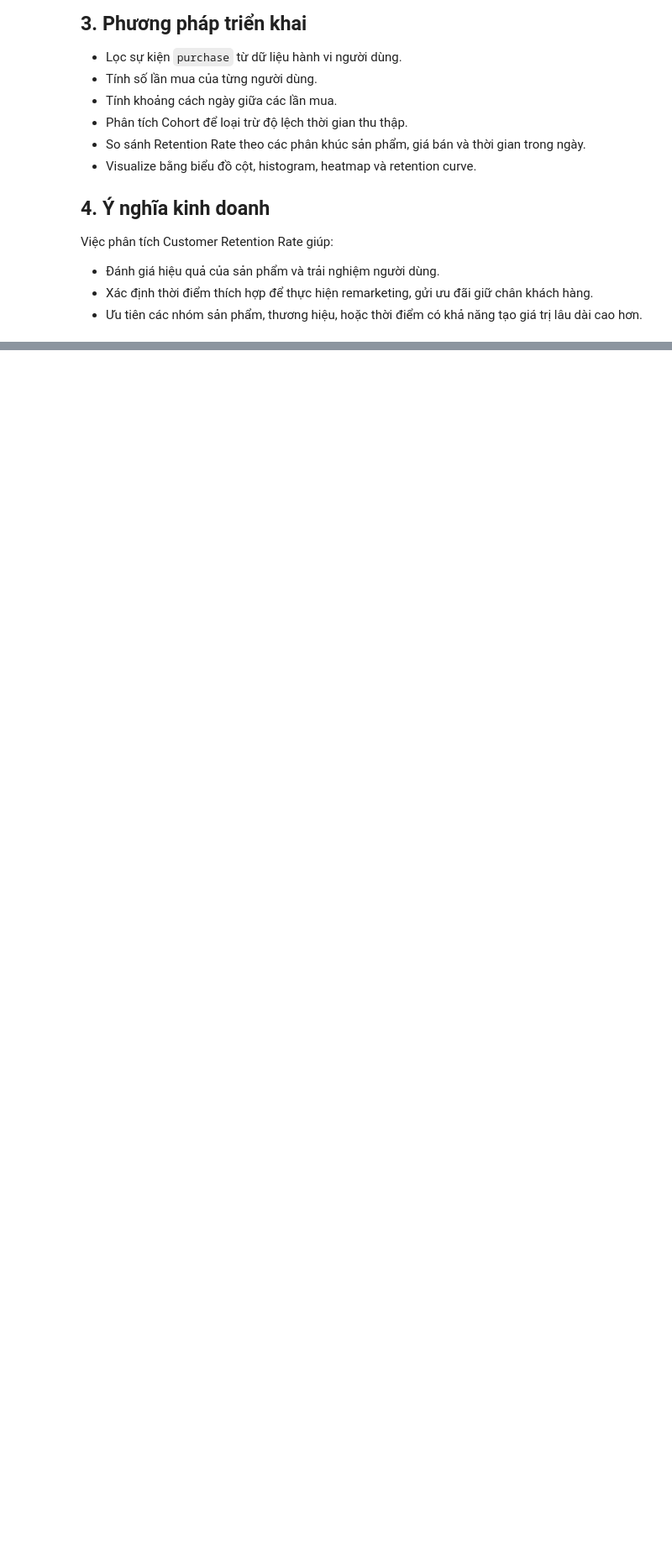
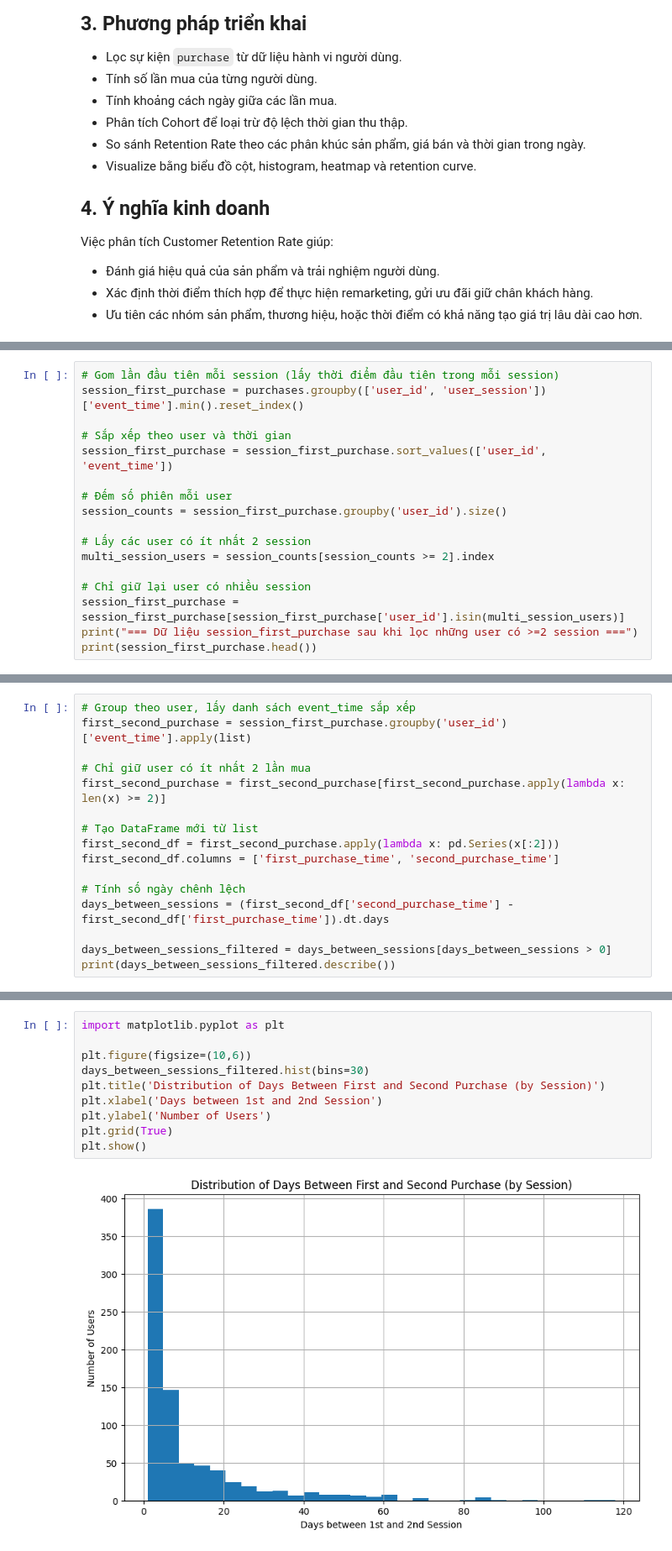
Before and after one commit to hanvocado/ecommerce-analysis, a Jupyter notebook: preprocess.ipynb, the cells around one changed output, grey strips where cells are left out. Shown: that part at 84% size. Cells and saved outputs as stored; diff of their text form; blank space fills up the shorter version.

```diff
--- a/preprocess.ipynb
+++ b/preprocess.ipynb
@@ -744,0 +744,17 @@ Việc phân tích Customer Retention Rate giúp:
+# %%
+# Gom lần đầu tiên mỗi session (lấy thời điểm đầu tiên trong mỗi session)
+session_first_purchase = purchases.groupby(['user_id', 'user_session'])['event_time'].min().reset_index()
+
+# Sắp xếp theo user và thời gian
+session_first_purchase = session_first_purchase.sort_values(['user_id', 'event_time'])
+
+# Đếm số phiên mỗi user
+session_counts = session_first_purchase.groupby('user_id').size()
+
+# Lấy các user có ít nhất 2 session
+multi_session_users = session_counts[session_counts >= 2].index
+
+# Chỉ giữ lại user có nhiều session
+session_first_purchase = session_first_purchase[session_first_purchase['user_id'].isin(multi_session_users)]
+print("=== Dữ liệu session_first_purchase sau khi lọc những user có >=2 session ===")
+print(session_first_purchase.head())
@@ -744,0 +769,16 @@ Việc phân tích Customer Retention Rate giúp:
+# %%
+# Group theo user, lấy danh sách event_time sắp xếp
+first_second_purchase = session_first_purchase.groupby('user_id')['event_time'].apply(list)
+
+# Chỉ giữ user có ít nhất 2 lần mua
+first_second_purchase = first_second_purchase[first_second_purchase.apply(lambda x: len(x) >= 2)]
+
+# Tạo DataFrame mới từ list
+first_second_df = first_second_purchase.apply(lambda x: pd.Series(x[:2]))
+first_second_df.columns = ['first_purchase_time', 'second_purchase_time']
+
+# Tính số ngày chênh lệch
+days_between_sessions = (first_second_df['second_purchase_time'] - first_second_df['first_purchase_time']).dt.days
+
+days_between_sessions_filtered = days_between_sessions[days_between_sessions > 0]
+print(days_between_sessions_filtered.describe())
@@ -744,0 +795,12 @@ Việc phân tích Customer Retention Rate giúp:
+# %%
+import matplotlib.pyplot as plt
+
+plt.figure(figsize=(10,6))
+days_between_sessions_filtered.hist(bins=30)
+plt.title('Distribution of Days Between First and Second Purchase (by Session)')
+plt.xlabel('Days between 1st and 2nd Session')
+plt.ylabel('Number of Users')
+plt.grid(True)
+plt.show()
+# %% [output]
+[figure, added]
```
Also changed, not shown: parts of 8 cells of this notebook.
